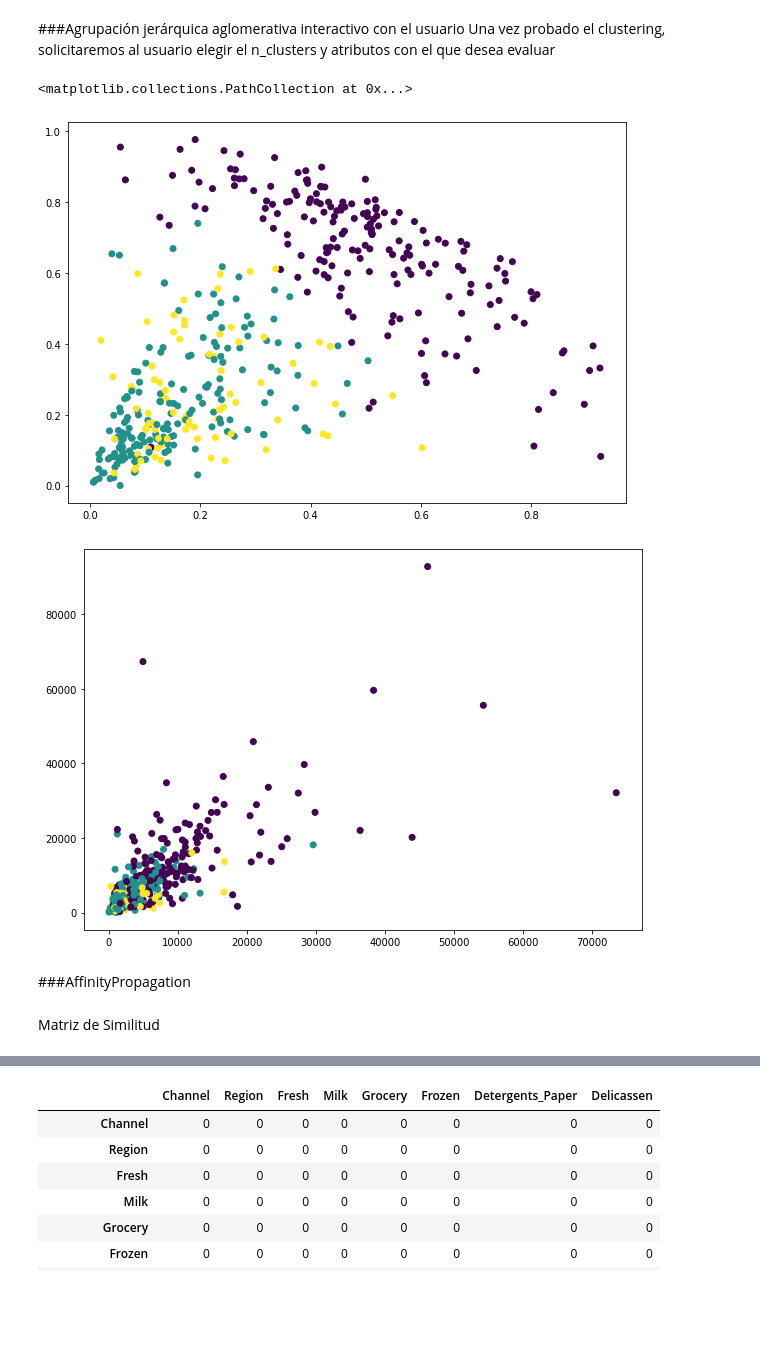
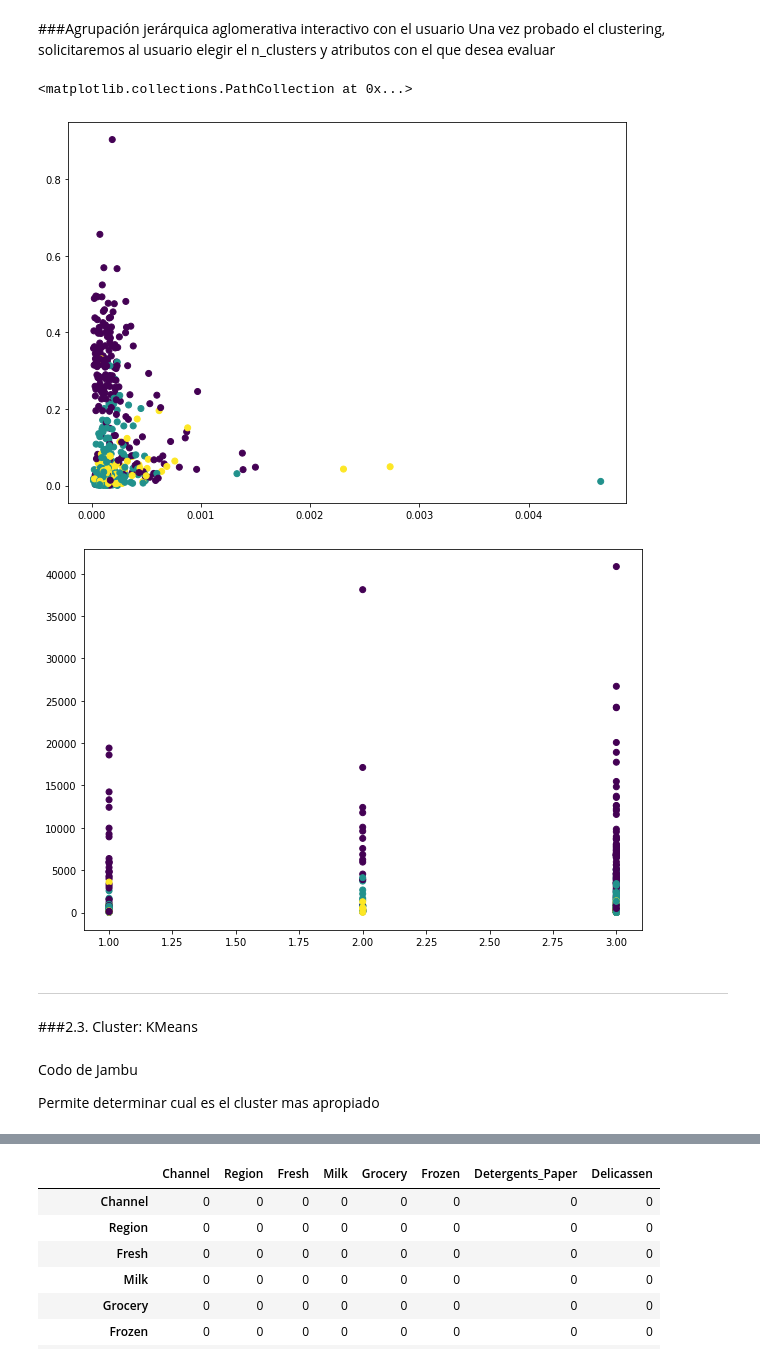
Before and after one commit to RonnyGuevara/Machine-Learning, a Jupyter notebook: TP5/TP5_ML.ipynb, the cells around one changed output, grey strips where cells are left out. Drawn from its saved outputs; the diff is of its cells as text; code cells hidden in the pictures; blank space fills up the shorter version.

```diff
--- a/TP5/TP5_ML.ipynb
+++ b/TP5/TP5_ML.ipynb
@@ -203,25 +231,29 @@ Una vez probado el clustering, solicitaremos al usuario elegir el n_clusters y a
 # %%
 #@title Selección de valores { run: "auto" }
 n_clusters = 3 #@param {type:"slider", min:1, max:8, step:1}
 distance = 'euclidean' #@param ["euclidean", "manhattan", "cosine"]
 linkage = 'ward' #@param ["ward", "complete", "average", "single"]
-option = 'Milk' #@param ["Channel", "Region", "Fresh", "Milk", "Grocery", "Frozen","Detergents_Paper", "Delicassen"]
-option_2 = 'Grocery' #@param ["Channel", "Region", "Fresh", "Milk", "Grocery", "Frozen","Detergents_Paper", "Delicassen"]
+option = 'Region' #@param ["Channel", "Region", "Fresh", "Milk", "Grocery", "Frozen","Detergents_Paper", "Delicassen"]
+option_2 = 'Detergents_Paper' #@param ["Channel", "Region", "Fresh", "Milk", "Grocery", "Frozen","Detergents_Paper", "Delicassen"]
 
 cluster = AgglomerativeClustering(n_clusters=n_clusters, affinity=distance, linkage=linkage)
 cluster.fit_predict(df_nor)
 cluster.labels_
 plt.figure(figsize=(10, 7))
 plt.scatter(df_nor[option], df_nor[option_2], c=cluster.labels_)
 
 
 plt.figure(figsize=(10, 7))
 plt.scatter(df[option], df[option_2], c=cluster.labels_)
 # %% [output]
 <matplotlib.collections.PathCollection at 0x...>
-[figure, old version]
+[figure, new version]
-[figure, old version]
+[figure, new version]
 # %% [markdown]
-###AffinityPropagation
+-------------------------
-# %% [markdown]
-Matriz de Similitud
+# %% [markdown]
+###2.3. Cluster: KMeans
+# %% [markdown]
+Codo de Jambu
+
+Permite determinar cual es el cluster mas apropiado
```
Also changed, not shown: parts of 52 cells of this notebook.
